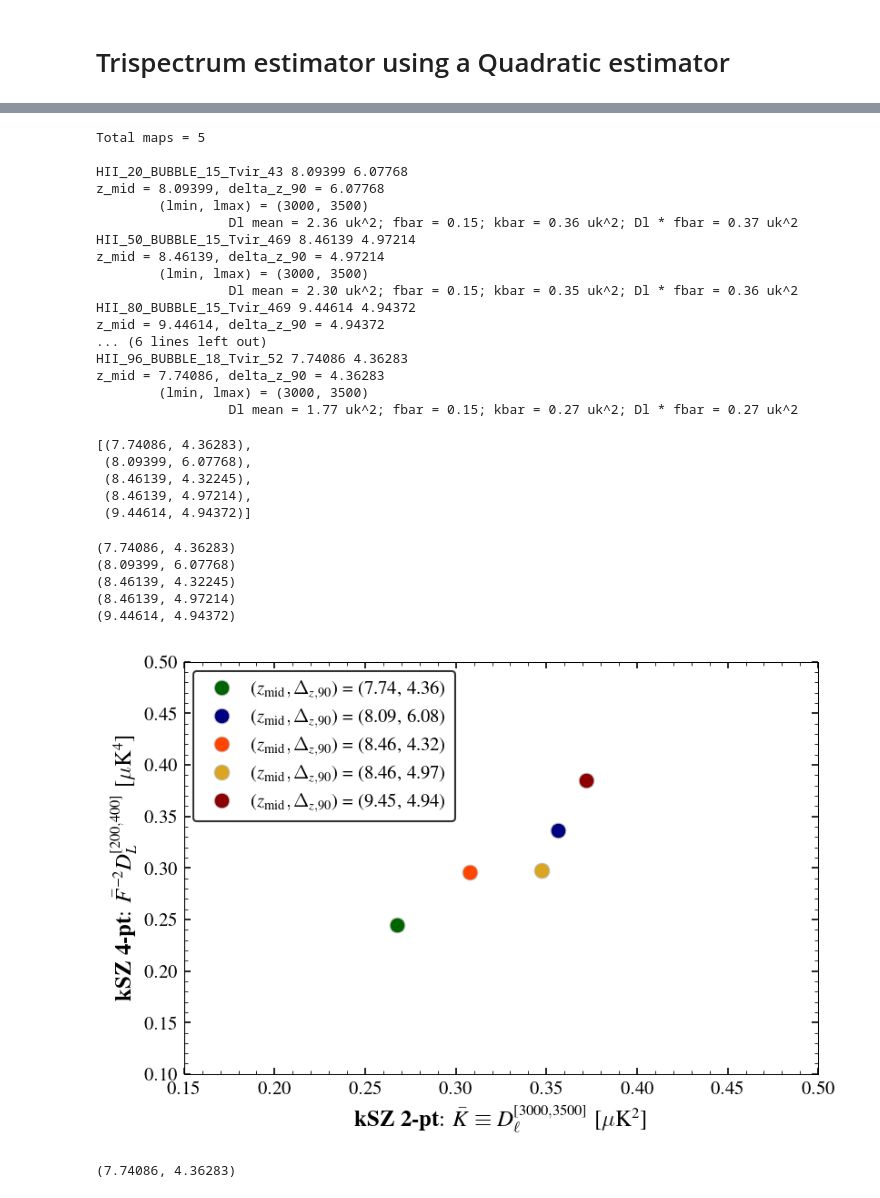
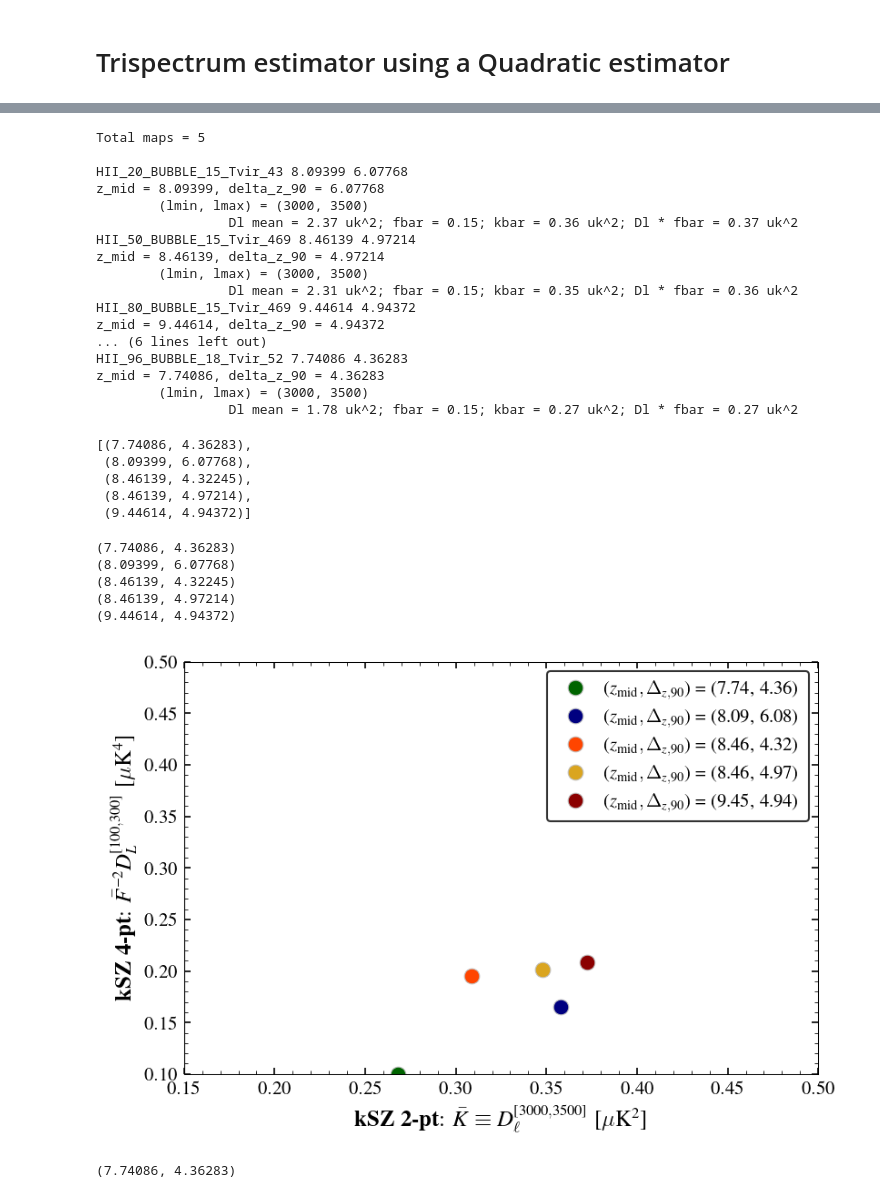
Before and after one commit to sriniraghunathan/reion_ksz_2pt_4pt, a Jupyter notebook: s1_ksz_2pt_4pt_estimator_21cmfast.ipynb, the cells around one changed output, grey strips where cells are left out. Drawn from its saved outputs; the diff is of its cells as text; code cells hidden in the pictures.

```diff
--- a/s1_ksz_2pt_4pt_estimator_21cmfast.ipynb
+++ b/s1_ksz_2pt_4pt_estimator_21cmfast.ipynb
@@ -37,7 +37,8 @@ if which_ksz_sim == 'amber':
     circular_mask_deg = 5.
 elif which_ksz_sim == '21cmfast':
     circular_mask_deg = 2.3
-    ny, nx = 900, 900
+    #ny, nx = 900, 900
+    ny, nx = 1560, 1560
     nside = 8192
     ra0, dec0 = 0., 90.
     reso_arcmin = 0.5
@@ -259,18 +260,18 @@ Total maps = 5
 HII_20_BUBBLE_15_Tvir_43 8.09399 6.07768
 z_mid = 8.09399, delta_z_90 = 6.07768
         (lmin, lmax) = (3000, 3500)
-                 Dl mean = 2.36 uk^2; fbar = 0.15; kbar = 0.36 uk^2; Dl * fbar = 0.37 uk^2
+                 Dl mean = 2.37 uk^2; fbar = 0.15; kbar = 0.36 uk^2; Dl * fbar = 0.37 uk^2
 HII_50_BUBBLE_15_Tvir_469 8.46139 4.97214
 z_mid = 8.46139, delta_z_90 = 4.97214
         (lmin, lmax) = (3000, 3500)
-                 Dl mean = 2.30 uk^2; fbar = 0.15; kbar = 0.35 uk^2; Dl * fbar = 0.36 uk^2
+                 Dl mean = 2.31 uk^2; fbar = 0.15; kbar = 0.35 uk^2; Dl * fbar = 0.36 uk^2
 HII_80_BUBBLE_15_Tvir_469 9.44614 4.94372
 z_mid = 9.44614, delta_z_90 = 4.94372
 ... (6 lines left out)
 HII_96_BUBBLE_18_Tvir_52 7.74086 4.36283
 z_mid = 7.74086, delta_z_90 = 4.36283
         (lmin, lmax) = (3000, 3500)
-                 Dl mean = 1.77 uk^2; fbar = 0.15; kbar = 0.27 uk^2; Dl * fbar = 0.27 uk^2
+                 Dl mean = 1.78 uk^2; fbar = 0.15; kbar = 0.27 uk^2; Dl * fbar = 0.27 uk^2
 # %%
 if (0):
     ra0, dec0 = 0., 90.
@@ -303,8 +304,9 @@ reqd_filter_lmin, reqd_filter_lmax = 3000., 3500.
 ##reqd_filter_lmin, reqd_filter_lmax = 4000., 4500.
 ##reqd_filter_lmin, reqd_filter_lmax = 4500., 5000.
 reqd_filter_lmin_lmax = (reqd_filter_lmin, reqd_filter_lmax)
-##reqd_Lmin, reqd_Lmax = 100, 300
-reqd_Lmin, reqd_Lmax = 200, 400
+reqd_Lmin, reqd_Lmax = 100, 300
+##reqd_Lmin, reqd_Lmax = 200, 400
+##reqd_Lmin, reqd_Lmax = 300, 500
 
 xmin, xmax = 0.15, 0.5
 ymin, ymax = 0.1, 0.5 #None, None
@@ -317,34 +319,34 @@ color_arr = ['darkgreen', 'navy', 'orangered', 'goldenrod', 'darkred']
 #np.random.shuffle(color_arr)
 for kcntr, keyname in enumerate( sorted( result_dict ) ):
 
     #zre, deltaz
     z_re_val, delta_z_val = keyname
     labval = r'$(z_{\rm mid}, \Delta_{z, 90})$ = (%.2f, %.2f)' %(z_re_val, delta_z_val)
     print(keyname)
 
 
     #get results for some (lmin, lmax)
     big_k_m1_smoothed, el_4pt, cl_big_k_m1, el_2pt, cl_ksz, kbar, fbar = result_dict[keyname][reqd_filter_lmin_lmax]
     dl_fac = el_4pt * (el_4pt+1)/2/np.pi
     dl_big_k_m1_prime = dl_fac * cl_big_k_m1 / fbar**2.
     Linds = np.where( (el_4pt>=reqd_Lmin) & (el_4pt<=reqd_Lmax) )[0]
     dl_big_k_m1_prime_mean = np.mean(dl_big_k_m1_prime[Linds])
 
     #plot 4-pt/fbar**2 vs kbar
     plot(kbar, dl_big_k_m1_prime_mean, marker = 'o', ls = 'None', ms = msval, mec = 'silver', mew = 0.5, color = color_arr[kcntr], label = labval)
 
 xlim(xmin, xmax); ylim(ymin, ymax)
 xlabel(r'{\bf kSZ 2-pt}: $\bar{K} \equiv D_{\ell}^{[%g, %g]}$ [$\mu$K${^2}$]' %(reqd_filter_lmin, reqd_filter_lmax), fontsize = fsval)
 ylabel(r'{\bf kSZ 4-pt}: $\bar{F}^{-2} D_{L}^{[%g, %g]}$ [$\mu$K${^4}$]' %(reqd_Lmin, reqd_Lmax), fontsize = fsval)
 legend(loc = 'best', fontsize = fsval - 2, ncol = 1, columnspacing = 0.5, handletextpad = 0.5, numpoints = 1)
 show();
 # %% [output]
 (7.74086, 4.36283)
 (8.09399, 6.07768)
 (8.46139, 4.32245)
 (8.46139, 4.97214)
 (9.44614, 4.94372)
-[figure, old version]
+[figure, new version]
 # %%
 #4-pt plots
 
```
Also changed, not shown: parts of 1 cell of this notebook.
